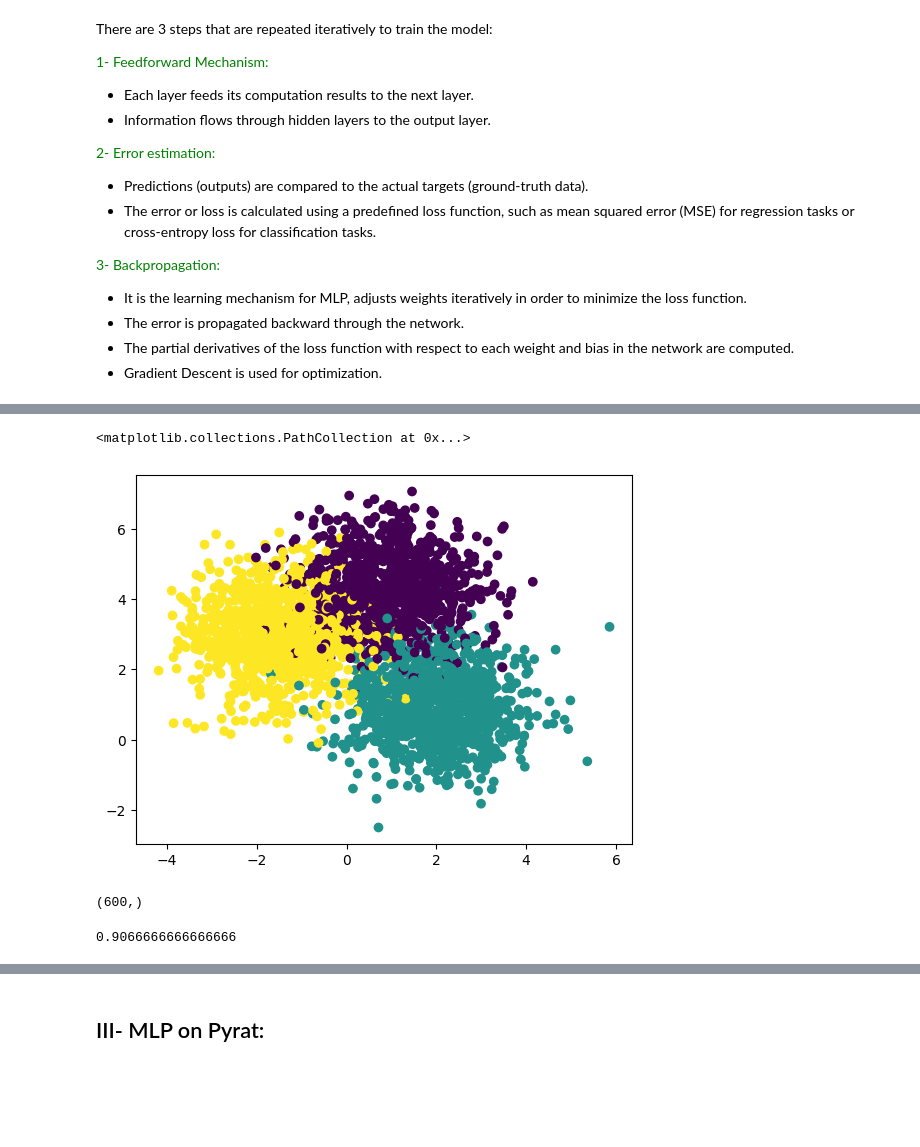
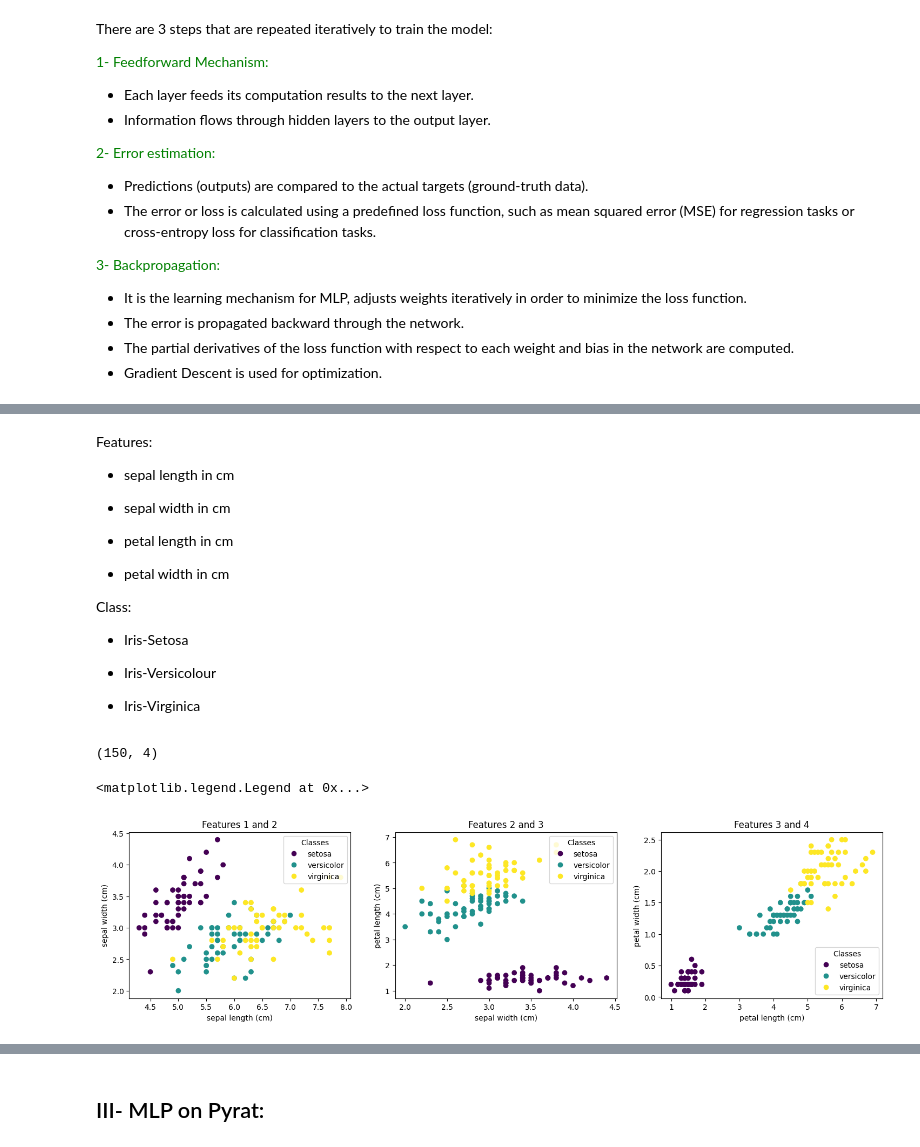
Before and after one commit to ONS-BOUSBIH/Intro_IA, a Jupyter notebook: presentation_MLP.ipynb, the cells around one changed output, grey strips where cells are left out. Cells and saved outputs as stored; diff of their text form; code cells hidden in the pictures; blank space fills up the shorter version.

```diff
--- a/presentation_MLP.ipynb
+++ b/presentation_MLP.ipynb
@@ -45,9 +50,27 @@ There are 3 steps that are repeated iteratively to train the model:
+# %% [markdown]
+Features:
+- sepal length in cm
+
+- sepal width in cm
+
+- petal length in cm
+
+- petal width in cm
+
+Class:
+- Iris-Setosa
+
+- Iris-Versicolour
+
+- Iris-Virginica
 # %%
-from sklearn.datasets import make_blobs
-X, Y = make_blobs(n_samples=3000, centers=3, n_features=2,random_state=0)
+from sklearn.datasets import make_blobs, load_iris
+#X, Y = make_blobs(n_samples=3000, centers=3, n_features=2,random_state=0)
+iris=load_iris()
+x,y=iris.data,iris.target
+print(x.shape)
+x_3=x[:,2:4]
+x_1=x[:,0:2]
+x_2=x[:,1:3]
+# %% [output]
+(150, 4)
-# %%
-import matplotlib.pyplot as plt
-plt.scatter(X[:,0],X[:,1],c=Y)
-# %% [output]
-<matplotlib.collections.PathCollection at 0x...>
-[figure, removed]
@@ -57,11 +77,25 @@ x_train,x_test,y_train,y_test=train_test_split(X,Y,test_size=0.2,train_size=0.8,
-# %%
-
-from sklearn.neural_network import MLPClassifier
-classifier = MLPClassifier()
-classifier.fit(x_train,y_train)
-y_pred=classifier.predict(x_test)
-print(y_pred.shape)
-classifier.score(x_test,y_test)
-# %% [output]
-(600,)
-0.9066666666666666
+# %%
+import matplotlib.pyplot as plt
+#plt.scatter(X[:,0],X[:,1],c=Y)
+plt.figure(figsize=(18, 4))
+plt.subplot(1,3,1)
+plt.xlabel(iris.feature_names[0])
+plt.ylabel(iris.feature_names[1])
+plt.title("Features 1 and 2")
+scatter=plt.scatter(x_1[:,0],x_1[:,1],c=y)
+plt.legend(scatter.legend_elements()[0], iris.target_names, loc="upper right", title="Classes")
+plt.subplot(1,3,2)
+plt.xlabel(iris.feature_names[1])
+plt.ylabel(iris.feature_names[2])
+plt.title("Features 2 and 3")
+scatter=plt.scatter(x_2[:,0],x_2[:,1],c=y)
+plt.legend(scatter.legend_elements()[0], iris.target_names, loc="upper right", title="Classes")
+plt.subplot(1,3,3)
+plt.xlabel(iris.feature_names[2])
+plt.ylabel(iris.feature_names[3])
+plt.title("Features 3 and 4")
+scatter=plt.scatter(x_3[:,0],x_3[:,1],c=y)
+plt.legend(scatter.legend_elements()[0], iris.target_names, loc="lower right", title="Classes")
+# %% [output]
+<matplotlib.legend.Legend at 0x...>
+[figure, added]
```
Also changed, not shown: parts of 8 cells of this notebook.
